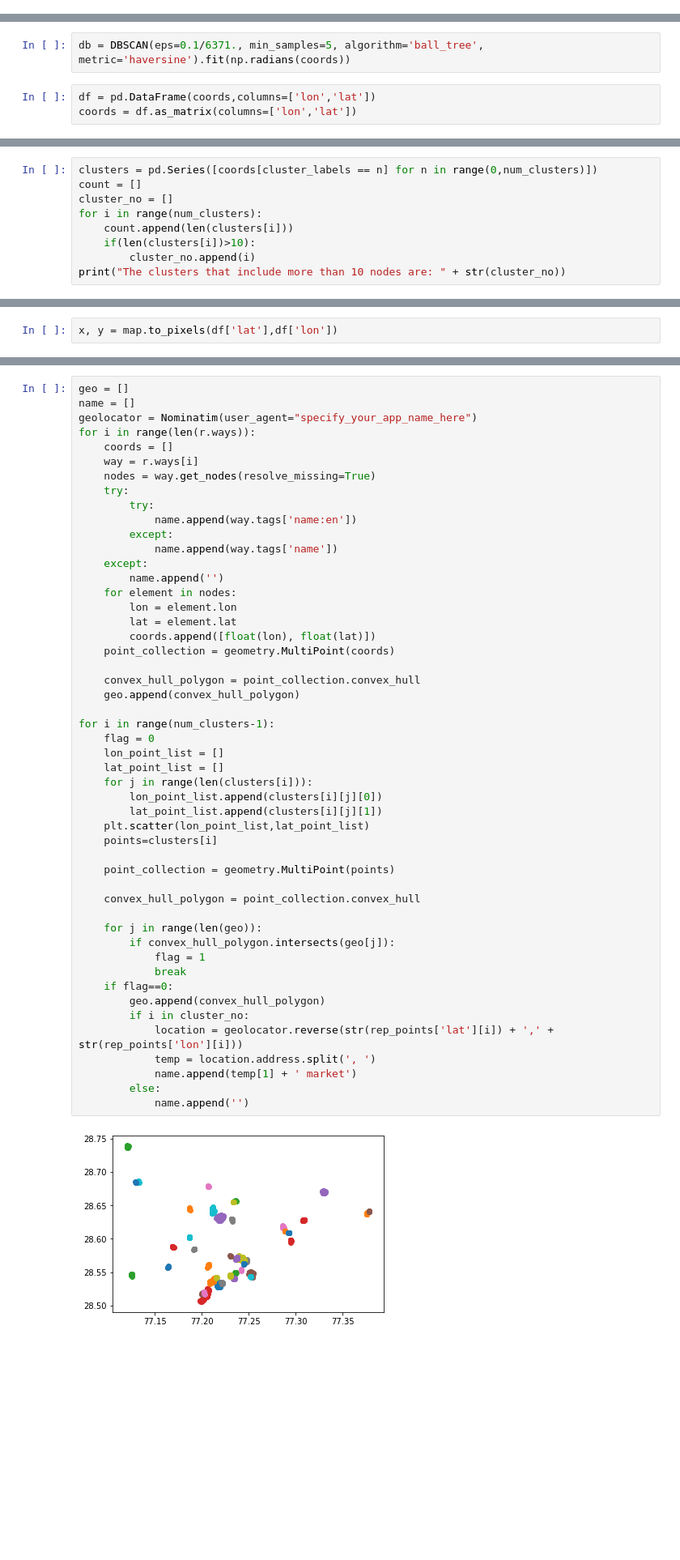
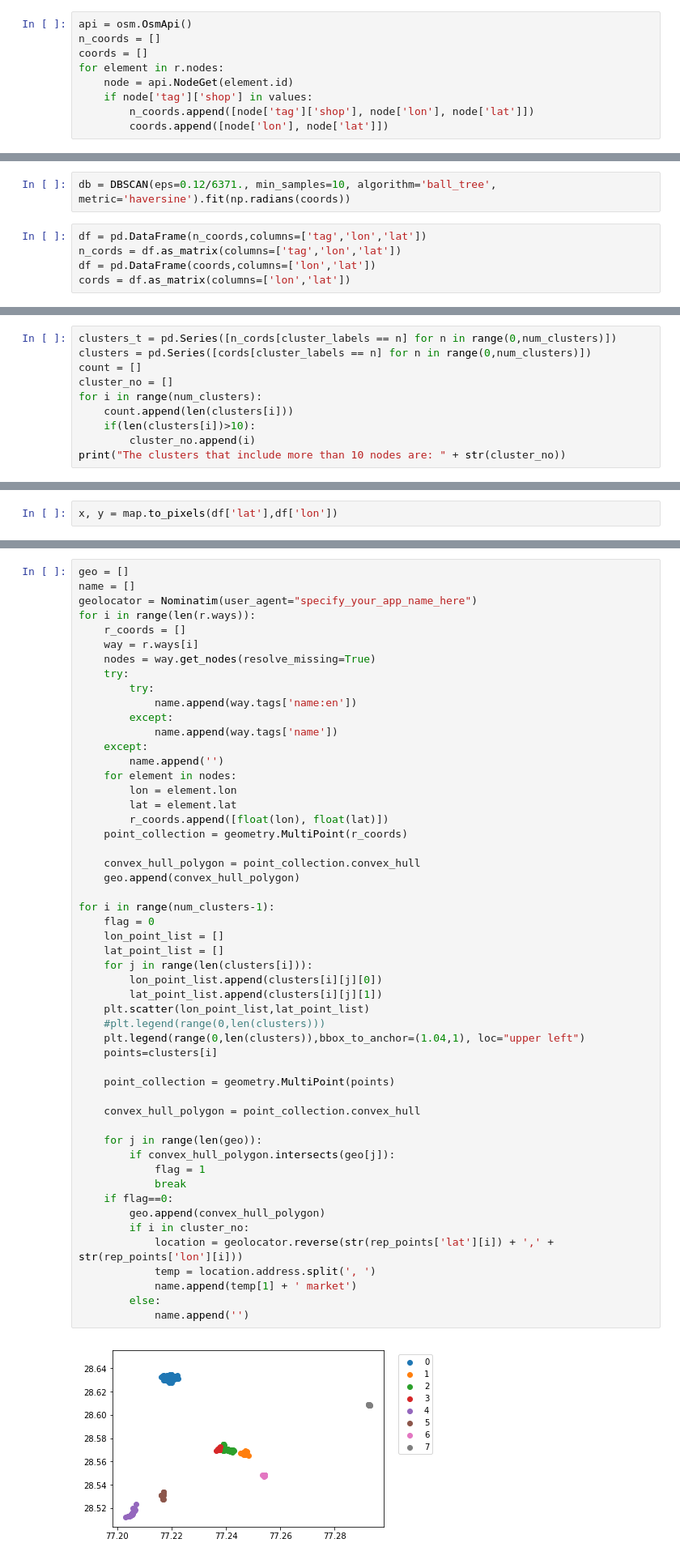
Before and after one commit to sulay15399/poi_cluster, a Jupyter notebook: poi_data.ipynb, the cells around one changed output, grey strips where cells are left out. Shown: that part at 81% size. Cells and saved outputs as stored; diff of their text form; blank space fills up the shorter version.

```diff
--- a/poi_data.ipynb
+++ b/poi_data.ipynb
@@ -55,10 +51,21 @@ Text(0.5, 1, 'Shops in Delhi')
+# %%
+api = osm.OsmApi()
+n_coords = []
+coords = []
+for element in r.nodes:
+    node = api.NodeGet(element.id)
+    if node['tag']['shop'] in values:
+        n_coords.append([node['tag']['shop'], node['lon'], node['lat']])
+        coords.append([node['lon'], node['lat']])
 # %% [markdown]
 # Clustering the node using DBSCAN
 # %%
-db = DBSCAN(eps=0.1/6371., min_samples=5, algorithm='ball_tree', metric='haversine').fit(np.radians(coords))
+db = DBSCAN(eps=0.12/6371., min_samples=10, algorithm='ball_tree', metric='haversine').fit(np.radians(coords))
 # %%
+df = pd.DataFrame(n_coords,columns=['tag','lon','lat'])
+n_cords = df.as_matrix(columns=['tag','lon','lat'])
 df = pd.DataFrame(coords,columns=['lon','lat'])
-coords = df.as_matrix(columns=['lon','lat'])
+cords = df.as_matrix(columns=['lon','lat'])
 # %%
 cluster_labels = db.labels_
 num_clusters = len(set(cluster_labels))
@@ -68,5 +75,6 @@ No. of clusters formed are: 43
 # %%
-clusters = pd.Series([coords[cluster_labels == n] for n in range(0,num_clusters)])
+clusters_t = pd.Series([n_cords[cluster_labels == n] for n in range(0,num_clusters)])
+clusters = pd.Series([cords[cluster_labels == n] for n in range(0,num_clusters)])
 count = []
 cluster_no = []
 for i in range(num_clusters):
@@ -122,7 +170,7 @@ geo = []
 name = []
 geolocator = Nominatim(user_agent="specify_your_app_name_here")
 for i in range(len(r.ways)):
-    coords = []
+    r_coords = []
     way = r.ways[i]
     nodes = way.get_nodes(resolve_missing=True)
     try:
@@ -135,40 +183,42 @@ for i in range(len(r.ways)):
     for element in nodes:
         lon = element.lon
         lat = element.lat
-        coords.append([float(lon), float(lat)])
-    point_collection = geometry.MultiPoint(coords)
+        r_coords.append([float(lon), float(lat)])
+    point_collection = geometry.MultiPoint(r_coords)
 
     convex_hull_polygon = point_collection.convex_hull
     geo.append(convex_hull_polygon)
 
 for i in range(num_clusters-1):
     flag = 0
     lon_point_list = []
     lat_point_list = []
     for j in range(len(clusters[i])):
         lon_point_list.append(clusters[i][j][0])
         lat_point_list.append(clusters[i][j][1])
     plt.scatter(lon_point_list,lat_point_list)
+    #plt.legend(range(0,len(clusters)))
+    plt.legend(range(0,len(clusters)),bbox_to_anchor=(1.04,1), loc="upper left")
     points=clusters[i]
 
     point_collection = geometry.MultiPoint(points)
 
     convex_hull_polygon = point_collection.convex_hull
 
     for j in range(len(geo)):
         if convex_hull_polygon.intersects(geo[j]):
             flag = 1
             break
     if flag==0:
         geo.append(convex_hull_polygon)
         if i in cluster_no:
             location = geolocator.reverse(str(rep_points['lat'][i]) + ',' + str(rep_points['lon'][i]))
             temp = location.address.split(', ')
             name.append(temp[1] + ' market')
         else:
             name.append('')
 # %% [output]
-[figure, old version]
+[figure, new version]
 # %%
 index = np.arange(0,len(geo))
 # %%
```
Also changed, not shown: parts of 15 cells of this notebook, 5 other files.
